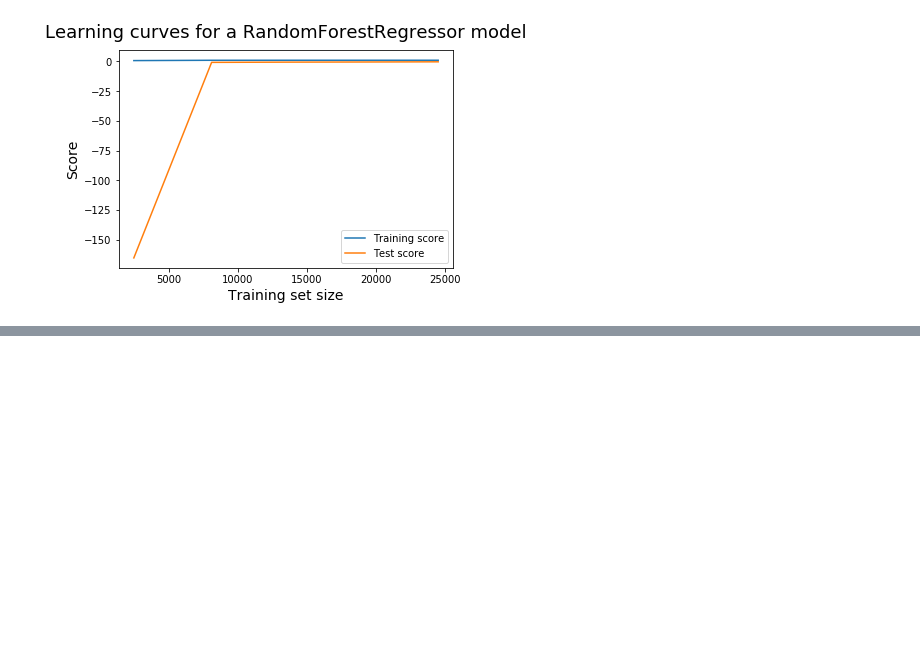
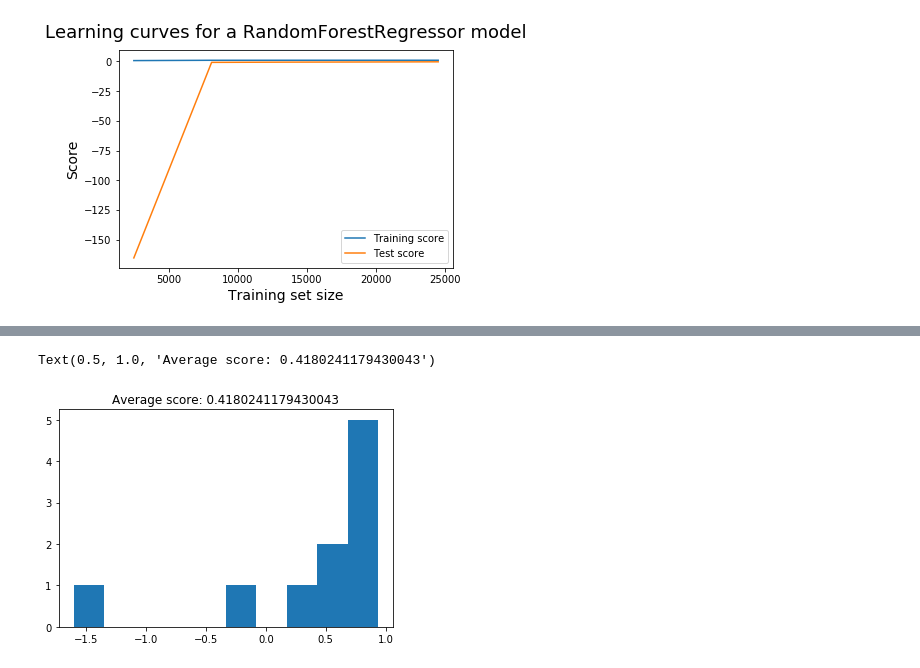
Before and after one commit to EduRibeiro00/CovidForecast-feup-iart, a Jupyter notebook: proj2/covid_analysis_rf.ipynb, the cells around one changed output, grey strips where cells are left out. Saved outputs shown, nothing was run; the diff lists cells and outputs as text; code cells hidden in the pictures; blank space fills up the shorter version.

```diff
--- a/proj2/covid_analysis_rf.ipynb
+++ b/proj2/covid_analysis_rf.ipynb
@@ -433,0 +436,3 @@ plt.legend()
+# %%
+inputs = df[["Lat_norm", "Long_norm", "Num_days_from_begin_norm"]].values
+inputs
@@ -433,0 +447,4 @@ plt.legend()
+# %%
+# get the output for the machine learning algorithm (confirmed inc cases)
+outputs = df["Confirmed_inc"].values
+outputs
@@ -433,0 +522,15 @@ plt.legend()
+# %%
+rf_estimator_2 = RandomForestRegressor(bootstrap=True, ccp_alpha=0.0, criterion='mse',
+                      max_depth=100, max_features=3, max_leaf_nodes=None,
+                      max_samples=None, min_impurity_decrease=0.0,
+                      min_impurity_split=None, min_samples_leaf=3,
+                      min_samples_split=8, min_weight_fraction_leaf=0.0,
+                      n_estimators=100, n_jobs=None, oob_score=False,
+                      random_state=None, verbose=0, warm_start=False)
+
+cv_scores = cross_val_score(rf_estimator_2, inputs, outputs, cv=10)
+plt.hist(cv_scores)
+plt.title('Average score: {}'.format(np.mean(cv_scores)))
+# %% [output]
+Text(0.5, 1.0, 'Average score: 0.4180241179430043')
+[figure, added]
```
Also changed, not shown: parts of 15 cells of this notebook.
